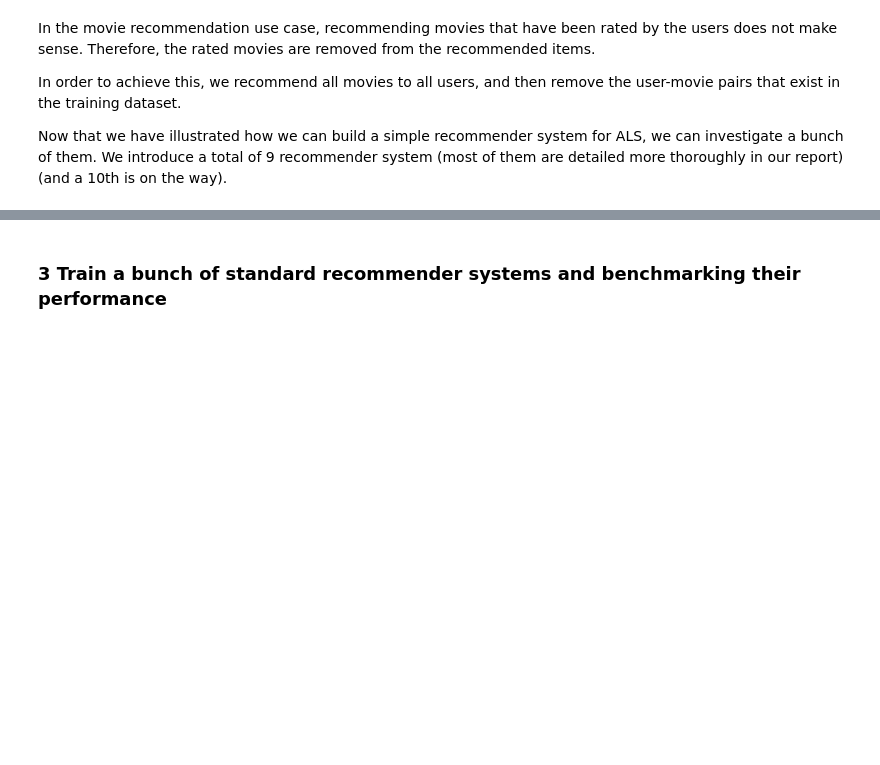
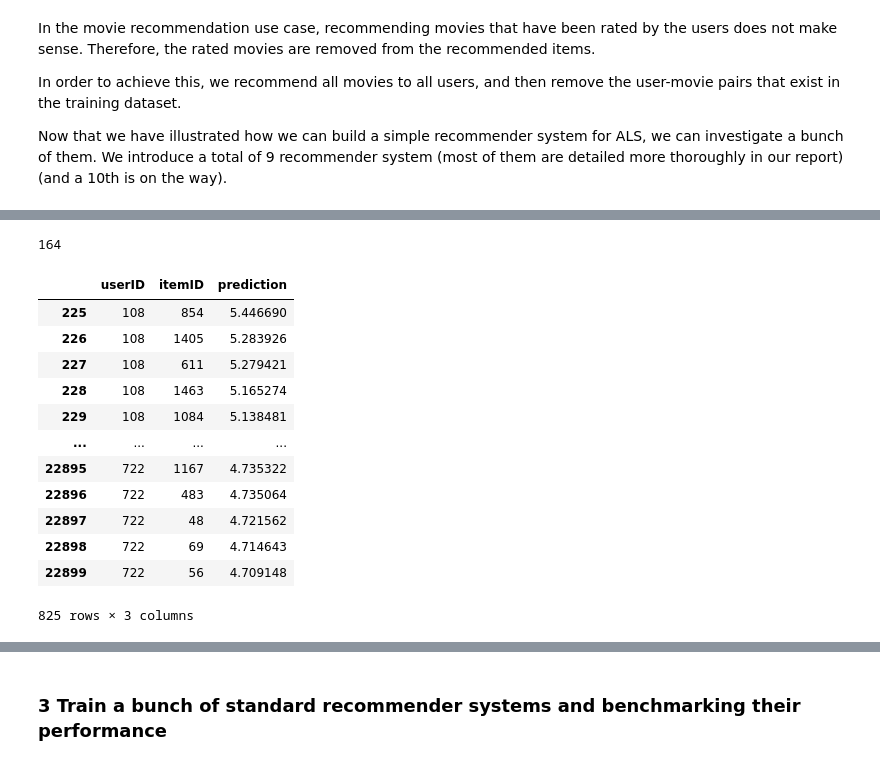
Before and after one commit to Burdantes/DeepLearningCOMS4995, a Jupyter notebook: FinalNotebook.ipynb, the cells around one changed output, grey strips where cells are left out. Drawn from its saved outputs; the diff is of its cells as text; code cells hidden in the pictures; blank space fills up the shorter version.

```diff
--- a/FinalNotebook.ipynb
+++ b/FinalNotebook.ipynb
@@ -715,0 +779,23 @@ We introduce a total of 9 recommender system (most of them are detailed more tho
+# %%
+u2 = users_df.loc[(users_df['Gender'] == 'M')  & (users_df['Age'] == 25) & (users_df['Occupation'] == 12)]
+u2_list = u2['userID'].tolist()
+print(len(u2_list))
+
+# get all top-k recommendations from users that match u2 profile
+u2_recs = top_k_reco[top_k_reco['userID'].isin(u2_list)]
+u2_recs
+# %% [output]
+164
+|  | userID | itemID | prediction |
+| 225 | 108 | 854 | 5.446690 |
+| 226 | 108 | 1405 | 5.283926 |
+| 227 | 108 | 611 | 5.279421 |
+| 228 | 108 | 1463 | 5.165274 |
+| 229 | 108 | 1084 | 5.138481 |
+| ... | ... | ... | ... |
+| 22895 | 722 | 1167 | 4.735322 |
+| 22896 | 722 | 483 | 4.735064 |
+| 22897 | 722 | 48 | 4.721562 |
+| 22898 | 722 | 69 | 4.714643 |
+| 22899 | 722 | 56 | 4.709148 |
+825 rows × 3 columns
```
Also changed, not shown: parts of 21 cells of this notebook.
